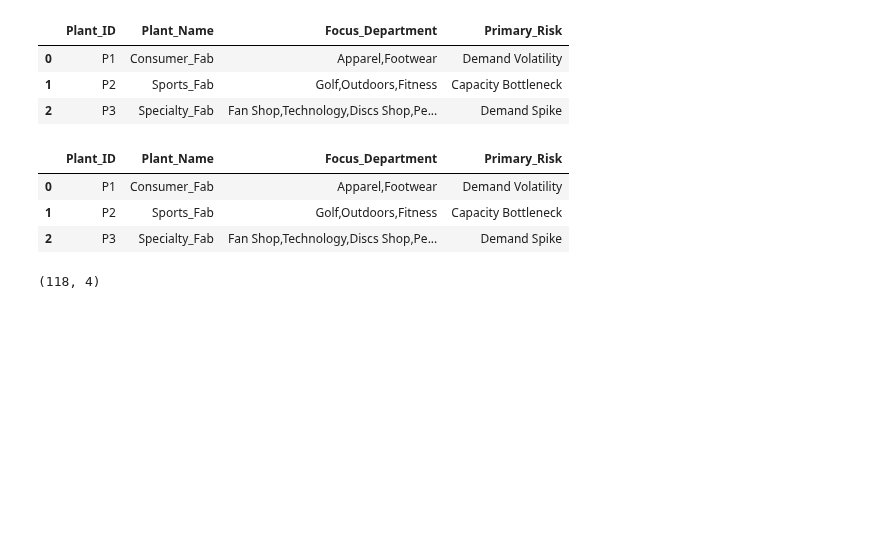
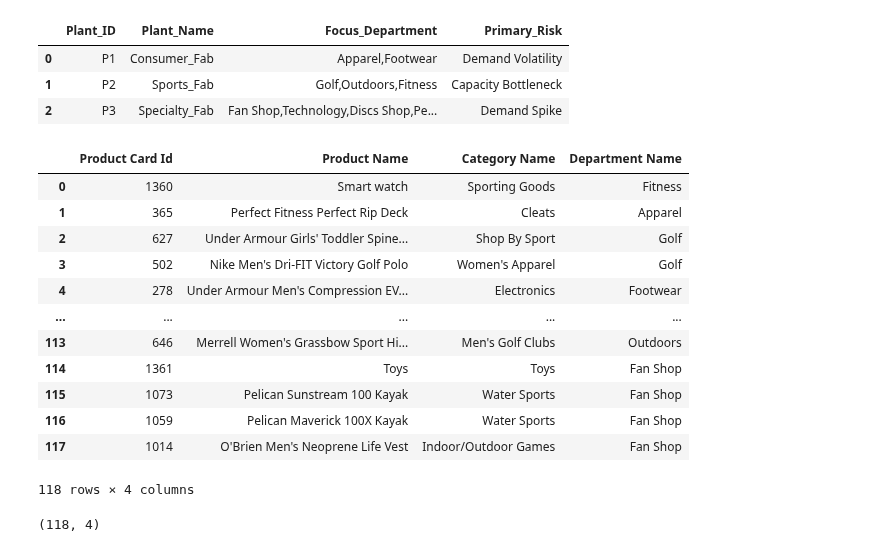
Before and after one commit to rsm-chl307/SupplyChain_Control_Tower_DataCo, a Jupyter notebook: notebooks/01_data_modeling.ipynb, the cells around one changed output. Saved outputs shown, nothing was run; the diff lists cells and outputs as text; code cells hidden in the pictures; blank space fills up the shorter version.

```diff
--- a/notebooks/01_data_modeling.ipynb
+++ b/notebooks/01_data_modeling.ipynb
@@ -237,9 +246,18 @@ dim_plant.to_csv(
 # %%
 pd.read_csv(
-    "../data/master/dim_plant.csv"
+    "../data/master/dim_product.csv"
 )
 # %% [output]
-|  | Plant_ID | Plant_Name | Focus_Department | Primary_Risk |
-| 0 | P1 | Consumer_Fab | Apparel,Footwear | Demand Volatility |
-| 1 | P2 | Sports_Fab | Golf,Outdoors,Fitness | Capacity Bottleneck |
-| 2 | P3 | Specialty_Fab | Fan Shop,Technology,Discs Shop,Pe... | Demand Spike |
+|  | Product Card Id | Product Name | Category Name | Department Name |
+| 0 | 1360 | Smart watch | Sporting Goods | Fitness |
+| 1 | 365 | Perfect Fitness Perfect Rip Deck | Cleats | Apparel |
+| 2 | 627 | Under Armour Girls' Toddler Spine... | Shop By Sport | Golf |
+| 3 | 502 | Nike Men's Dri-FIT Victory Golf Polo | Women's Apparel | Golf |
+| 4 | 278 | Under Armour Men's Compression EV... | Electronics | Footwear |
+| ... | ... | ... | ... | ... |
+| 113 | 646 | Merrell Women's Grassbow Sport Hi... | Men's Golf Clubs | Outdoors |
+| 114 | 1361 | Toys | Toys | Fan Shop |
+| 115 | 1073 | Pelican Sunstream 100 Kayak | Water Sports | Fan Shop |
+| 116 | 1059 | Pelican Maverick 100X Kayak | Water Sports | Fan Shop |
+| 117 | 1014 | O'Brien Men's Neoprene Life Vest | Indoor/Outdoor Games | Fan Shop |
+118 rows × 4 columns
```
Also changed, not shown: parts of 6 cells of this notebook, 5 other files.
